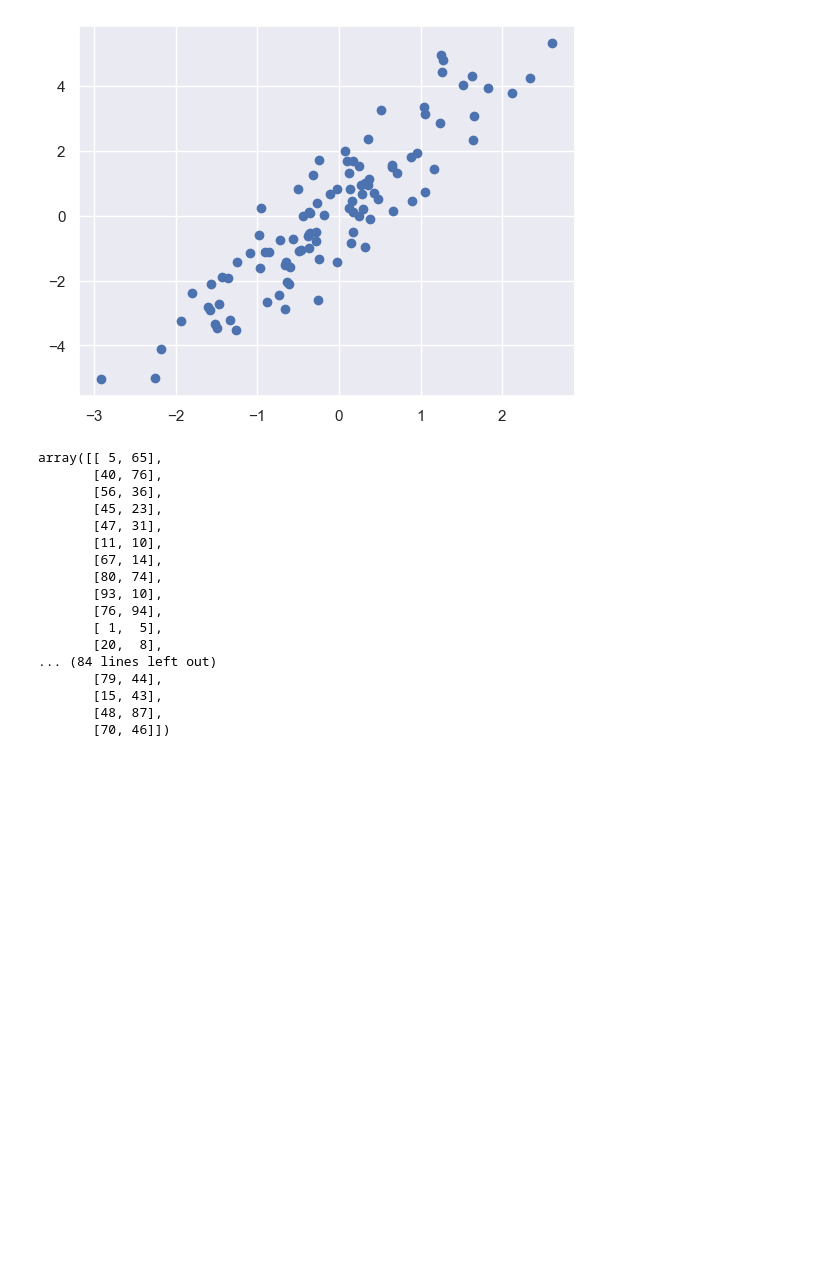
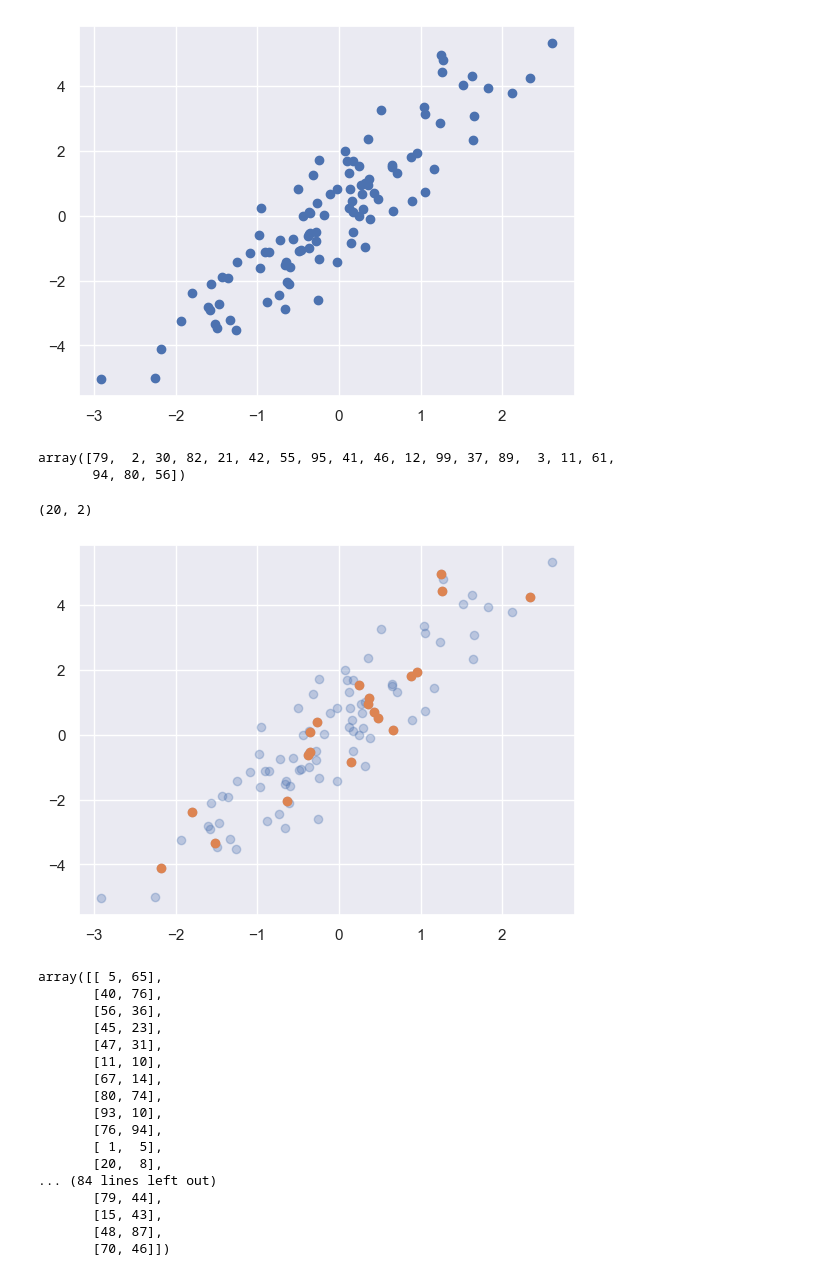
Before and after one commit to Astro-Joe/Data_Science_Learning_Process, a Jupyter notebook: Manipulating_arrays.ipynb, the cells around one changed output. Cells and saved outputs as stored; diff of their text form; code cells hidden in the pictures; blank space fills up the shorter version.

Commit message:
Example of Selecting random points using fancy indexing

```diff
--- a/Manipulating_arrays.ipynb
+++ b/Manipulating_arrays.ipynb
@@ -568,6 +568,23 @@ plt.scatter(X[:, 0], X[:, 1])
 plt.show()
 # %% [output]
 [figure]
+# %%
+indices = np.random.choice(X.shape[0], 20, replace=False)
+indices
+# %% [output]
+array([79,  2, 30, 82, 21, 42, 55, 95, 41, 46, 12, 99, 37, 89,  3, 11, 61,
+       94, 80, 56])
+# %%
+selection = X[indices]
+selection.shape
+# %% [output]
+(20, 2)
+# %%
+plt.scatter(X[:, 0], X[:, 1], alpha=0.3)
+plt.scatter(selection[:, 0], selection[:, 1])
+plt.show()
+# %% [output]
+[figure, added]
 # %%
 # A more concise example of selecting random points
 
```
